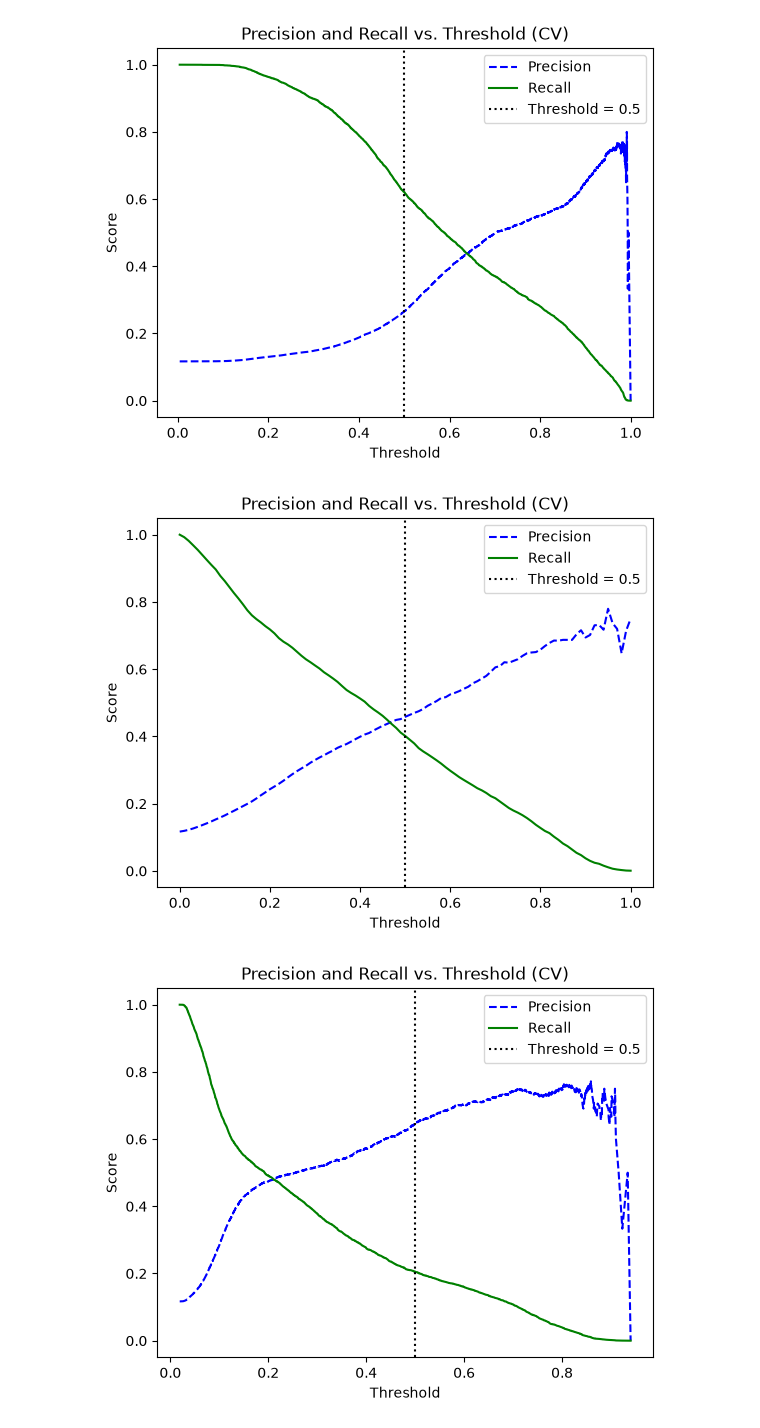
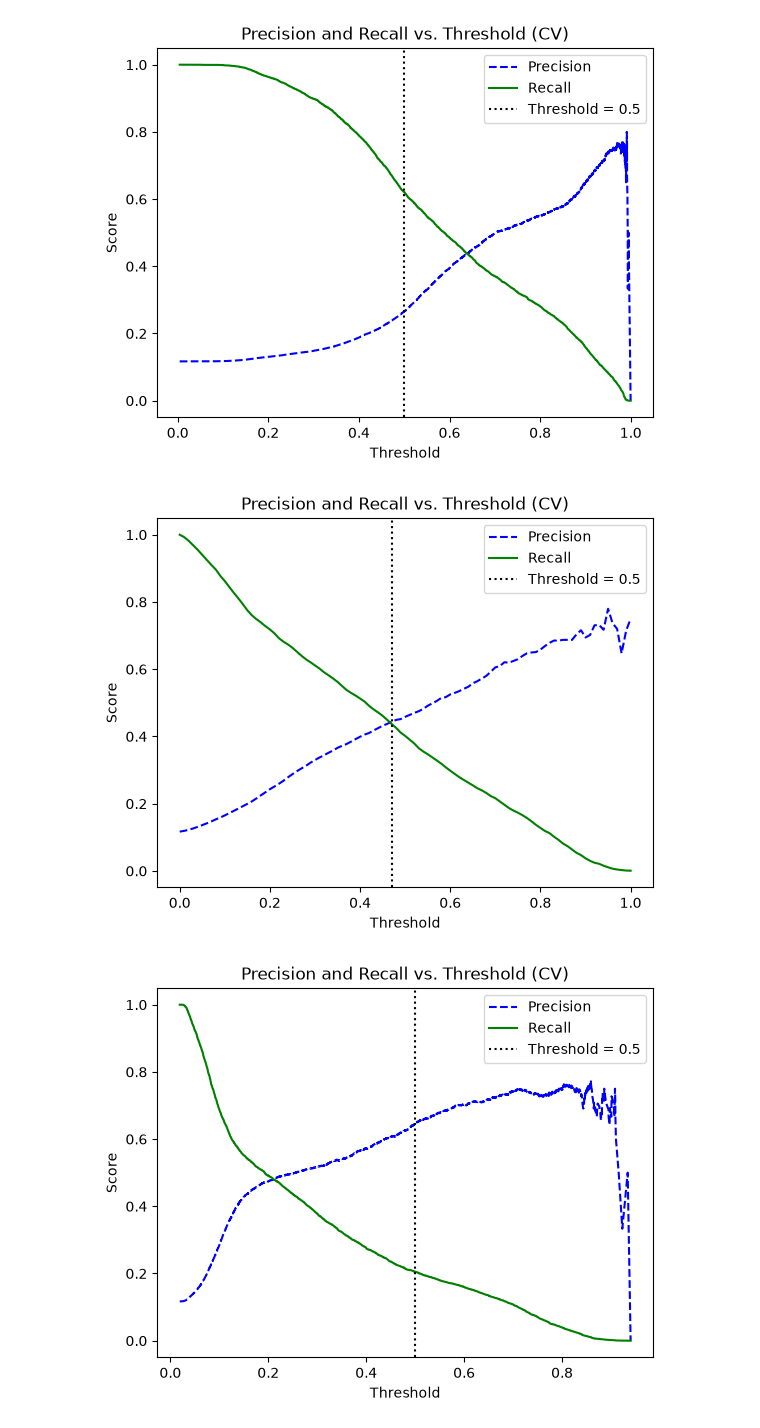
Before and after one commit to abolfazlrahmati20/machine_learning, a Jupyter notebook: week_03/week10/finall.ipynb, the cells around one changed output. Saved outputs shown, nothing was run; the diff lists cells and outputs as text; code cells hidden in the pictures.

```diff
--- a/week_03/week10/finall.ipynb
+++ b/week_03/week10/finall.ipynb
@@ -445,28 +445,28 @@ plt.show()
 # %%
 from sklearn.metrics import precision_recall_curve
 y_proba_cv = cross_val_predict(
     model4,
     X_train,
     y_train.squeeze(),
     cv=5,
     method="predict_proba"
 )[:, 1]
 
 precisions, recalls, pr_thresholds = precision_recall_curve(
     y_train.squeeze(),
     y_proba_cv
 )
 
 plt.plot(pr_thresholds, precisions[:-1], "b--", label="Precision")
 plt.plot(pr_thresholds, recalls[:-1], "g-", label="Recall")
-plt.axvline(0.5, color="black", linestyle=":", label="Threshold = 0.5")
+plt.axvline(0.47, color="black", linestyle=":", label="Threshold = 0.5")
 plt.xlabel("Threshold")
 plt.ylabel("Score")
 plt.legend()
 plt.title("Precision and Recall vs. Threshold (CV)")
 plt.show()
 # %% [output]
-[figure, old version]
+[figure, new version]
 # %%
 from sklearn.metrics import precision_recall_curve
 y_proba_cv = cross_val_predict(
```
